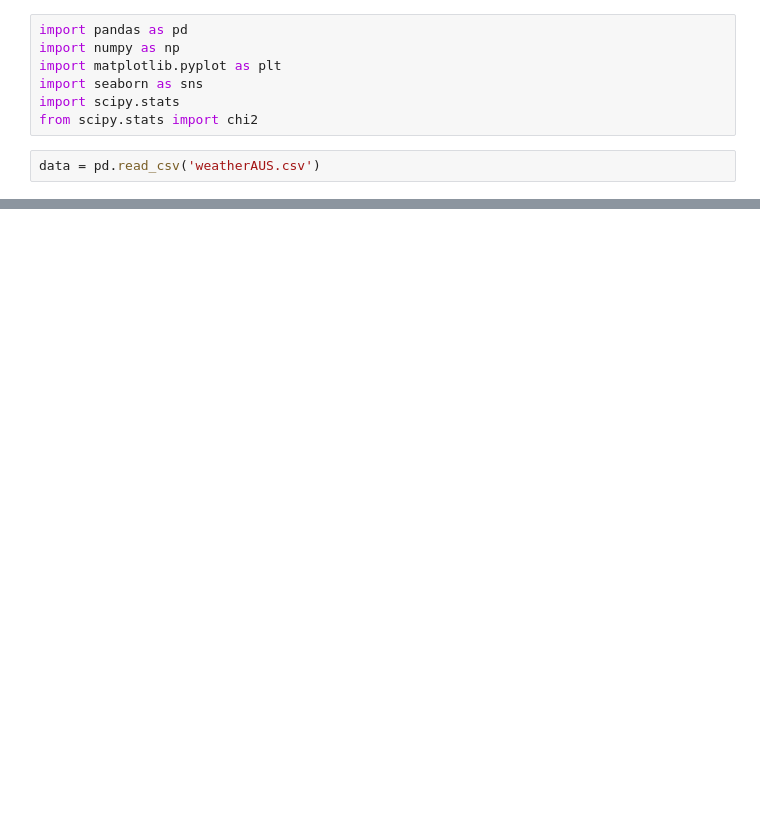
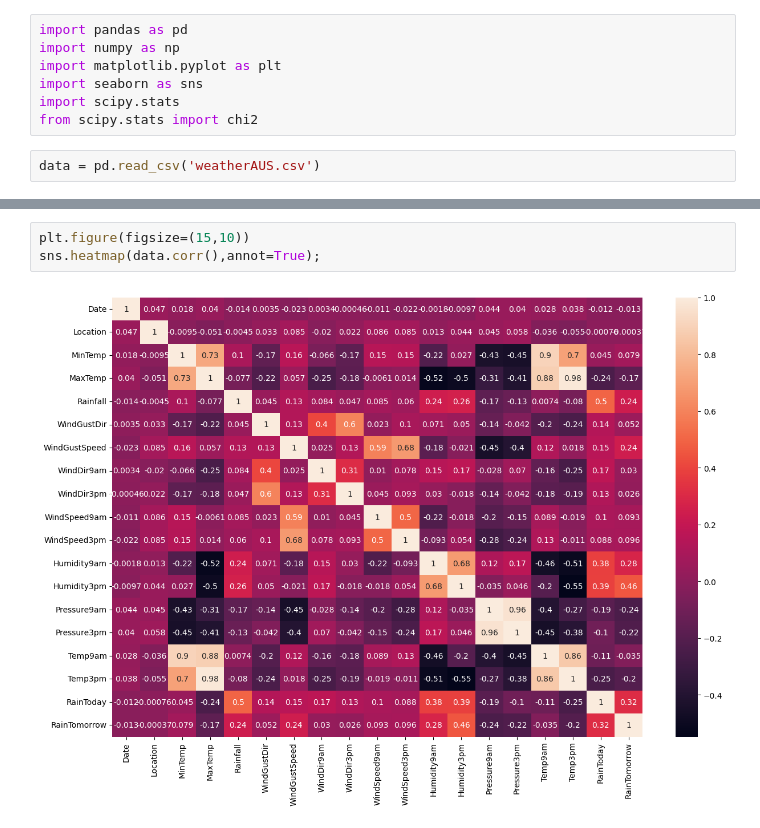
Before and after one commit to Amir1912710/AUS-WEATHER-W2-Data-Science, a Jupyter notebook: W2 Data Science.ipynb, the cells around one changed output, grey strips where cells are left out. Saved outputs shown, nothing was run; the diff lists cells and outputs as text; blank space fills up the shorter version.

```diff
--- a/W2 Data Science.ipynb
+++ b/W2 Data Science.ipynb
@@ -21,0 +212,5 @@ data.describe()
+# %%
+plt.figure(figsize=(15,10))
+sns.heatmap(data.corr(),annot=True);
+# %% [output]
+[figure, added]
```
Also changed, not shown: parts of 23 cells of this notebook.
